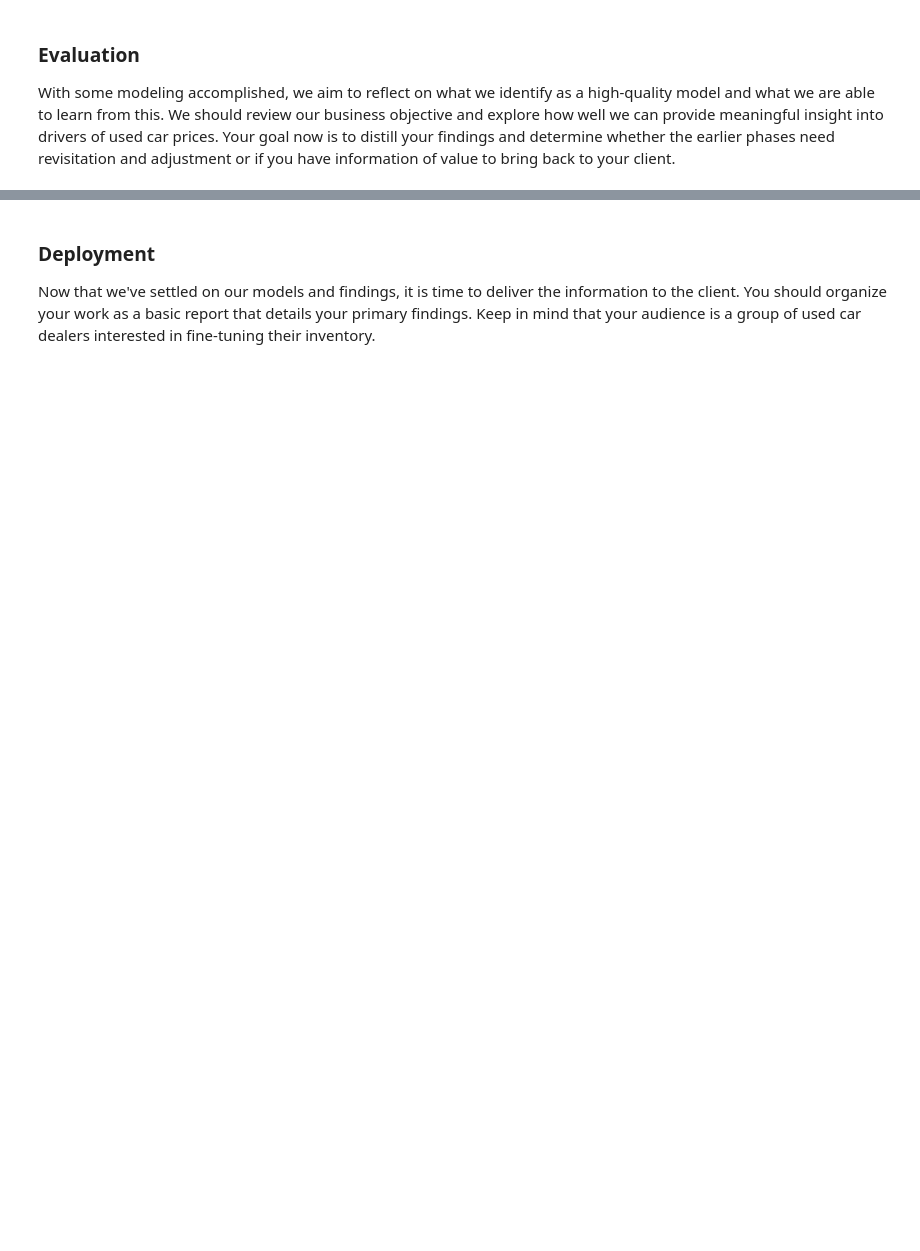
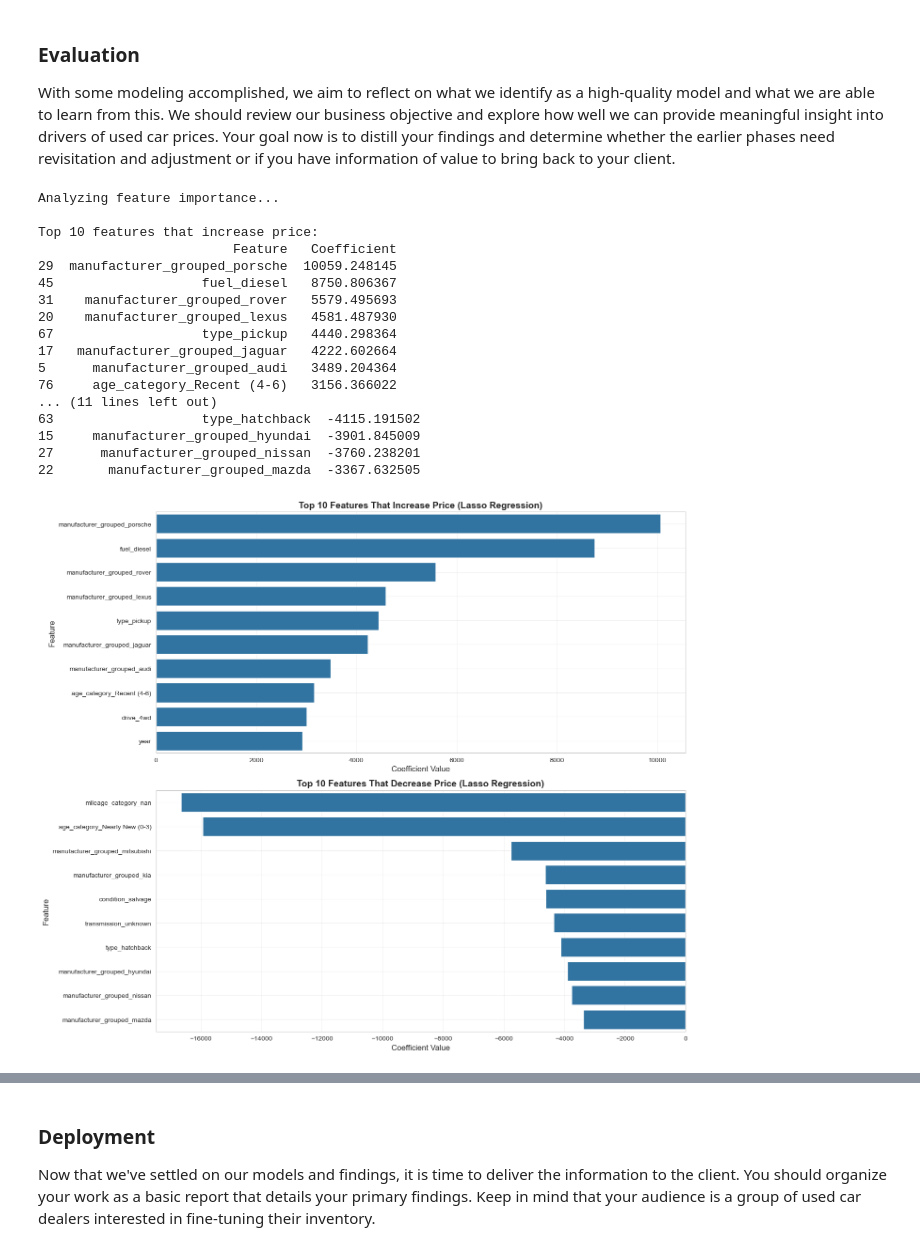
Before and after one commit to msshreyas/used-car-eval, a Jupyter notebook: prompt_II.ipynb, the cells around one changed output, grey strips where cells are left out. Saved outputs shown, nothing was run; the diff lists cells and outputs as text; code cells hidden in the pictures; blank space fills up the shorter version.

Commit message:
Added modelling and deployment changed

```diff
--- a/prompt_II.ipynb
+++ b/prompt_II.ipynb
@@ -987,3 +1235,74 @@ With your (almost?) final dataset in hand, it is now time to build some models.
 ### Evaluation
 
 With some modeling accomplished, we aim to reflect on what we identify as a high-quality model and what we are able to learn from this.  We should review our business objective and explore how well we can provide meaningful insight into drivers of used car prices.  Your goal now is to distill your findings and determine whether the earlier phases need revisitation and adjustment or if you have information of value to bring back to your client.
+# %%
+# --------------------  Feature Importance Analysis --------------------
+print("\nAnalyzing feature importance...")
+
+
+if best_model_name in ['Linear Regression', 'Ridge Regression', 'Lasso Regression']:
+    # Get feature names after preprocessing
+    cat_features = final_model.named_steps['preprocessor'].transformers_[1][1].named_steps['onehot'].get_feature_names_out(categorical_features)
+    all_features = np.concatenate([numerical_features, cat_features])
+
+    # Get coefficients
+    coefficients = final_model.named_steps['model'].coef_
+
+    # Create DataFrame for visualization
+    feature_coefficients = pd.DataFrame({
+        'Feature': all_features,
+        'Coefficient': coefficients
+    })
+
+    # Sort by absolute coefficient value
+    feature_coefficients['Abs_Coefficient'] = feature_coefficients['Coefficient'].abs()
+    feature_coefficients = feature_coefficients.sort_values('Abs_Coefficient', ascending=False)
+
+    # Visualize top positive and negative coefficients
+    plt.figure(figsize=(14, 12))
+
+    # Top positive coefficients
+    plt.subplot(2, 1, 1)
+    top_positive = feature_coefficients[feature_coefficients['Coefficient'] > 0].head(10)
+    sns.barplot(x='Coefficient', y='Feature', data=top_positive)
+    plt.title(f'Top 10 Features That Increase Price ({best_model_name})', fontweight='bold')
+    plt.xlabel('Coefficient Value')
+    plt.ylabel('Feature')
+    plt.grid(True, alpha=0.3)
+
+    # Top negative coefficients
+    plt.subplot(2, 1, 2)
+    top_negative = feature_coefficients[feature_coefficients['Coefficient'] < 0].head(10)
+    sns.barplot(x='Coefficient', y='Feature', data=top_negative)
+    plt.title(f'Top 10 Features That Decrease Price ({best_model_name})', fontweight='bold')
+    plt.xlabel('Coefficient Value')
+    plt.ylabel('Feature')
+    plt.grid(True, alpha=0.3)
+
+    plt.tight_layout()
+
+
+    print("\nTop 10 features that increase price:")
+    print(top_positive[['Feature', 'Coefficient']])
+
+    print("\nTop 10 features that decrease price:")
+    print(top_negative[['Feature', 'Coefficient']])
+# %% [output]
+Analyzing feature importance...
+
+Top 10 features that increase price:
+                         Feature   Coefficient
+29  manufacturer_grouped_porsche  10059.248145
+45                   fuel_diesel   8750.806367
+31    manufacturer_grouped_rover   5579.495693
+20    manufacturer_grouped_lexus   4581.487930
+67                   type_pickup   4440.298364
+17   manufacturer_grouped_jaguar   4222.602664
+5      manufacturer_grouped_audi   3489.204364
+76     age_category_Recent (4-6)   3156.366022
+... (11 lines left out)
+63                   type_hatchback  -4115.191502
+15     manufacturer_grouped_hyundai  -3901.845009
+27      manufacturer_grouped_nissan  -3760.238201
+22       manufacturer_grouped_mazda  -3367.632505
+[figure, added]
```
Also changed, not shown: parts of 21 cells of this notebook.
